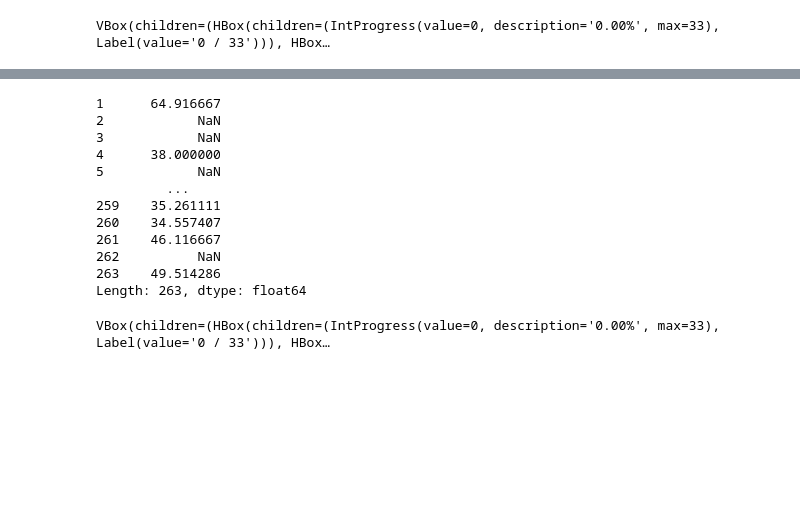
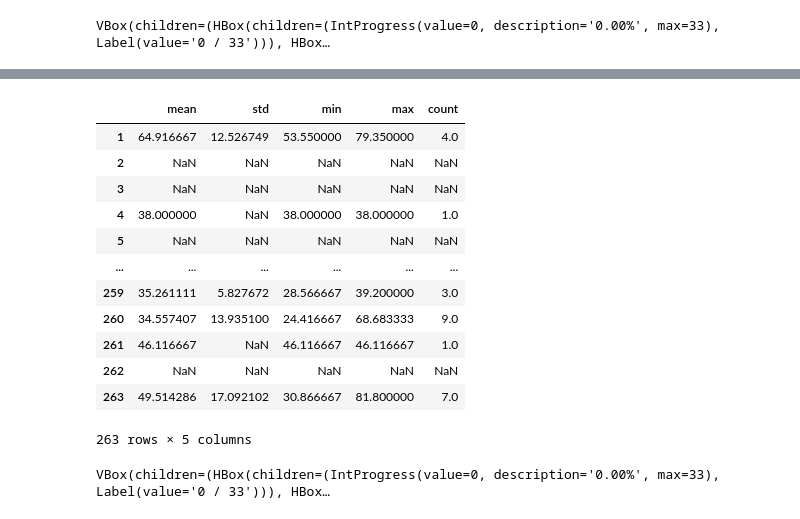
Before and after one commit to anthony001w/uber-nyc-simulation, a Jupyter notebook: generating_pickup_distributions.ipynb, the cells around one changed output, grey strips where cells are left out. Saved outputs shown, nothing was run; the diff lists cells and outputs as text; code cells hidden in the pictures; blank space fills up the shorter version.

```diff
--- a/generating_pickup_distributions.ipynb
+++ b/generating_pickup_distributions.ipynb
@@ -241,27 +297,39 @@ visualize_service_time_zone(zone_groups.get_group(139))
 # %%
-#extracting means of trip times to each drop off zone
+#extracting gamma variables
 def extract_trip_time_means(zone_group):
 
+    def fit_norm_and_minmax(arr):
+        if len(arr) > 50:
+            oarr = reject_outliers(arr)
+        else:
+            oarr = arr
+        return pd.Series([oarr.mean(), oarr.std(), arr.min(), arr.max(), arr.shape[0]], index = ['mean','std','min','max','count'])
+
+    def get_group_norm_and_minmax(group):
+        services = (group.dropoff_datetime - group.pickup_datetime).dt.seconds / 60
+        return fit_norm_and_minmax(services)
+
     #this is to make sure the output of each zone group is consistent, since some pickup zones don't have any dropoffs in some zones
-    service_times = pd.Series(data = np.zeros(263), index = np.arange(1,264))
-    #following line just takes the difference between dropoffs and pickups and calculates the mean of that difference for each dropoff zone
-    service_times += zone_group.groupby('dolocationid').apply(lambda g: (g.dropoff_datetime - g.pickup_datetime).dt.seconds.mean() / 60)
+    service_times = pd.DataFrame(data = np.zeros((263,5)), index = np.arange(1,264), columns = ['mean','std','min','max','count'])
+    service_times += zone_group.groupby('dolocationid').apply(get_group_norm_and_minmax)
+
     return service_times
 
 extract_trip_time_means(zone_groups.get_group(139))
 # %% [output]
+|  | mean | std | min | max | count |
+| 1 | 64.916667 | 12.526749 | 53.550000 | 79.350000 | 4.0 |
+| 2 | NaN | NaN | NaN | NaN | NaN |
+| 3 | NaN | NaN | NaN | NaN | NaN |
+| 4 | 38.000000 | NaN | 38.000000 | 38.000000 | 1.0 |
+| 5 | NaN | NaN | NaN | NaN | NaN |
+| ... | ... | ... | ... | ... | ... |
+| 259 | 35.261111 | 5.827672 | 28.566667 | 39.200000 | 3.0 |
+| 260 | 34.557407 | 13.935100 | 24.416667 | 68.683333 | 9.0 |
+| 261 | 46.116667 | NaN | 46.116667 | 46.116667 | 1.0 |
+| 262 | NaN | NaN | NaN | NaN | NaN |
+| 263 | 49.514286 | 17.092102 | 30.866667 | 81.800000 | 7.0 |
-1      64.916667
-2            NaN
-3            NaN
-4      38.000000
-5            NaN
-         ...
-259    35.261111
-260    34.557407
-261    46.116667
-262          NaN
-263    49.514286
-Length: 263, dtype: float64
+263 rows × 5 columns
 # %%
 #NaN values just means there's no data on zone -> zone trips
 #all of these are means that can be used to sample from exponential distributions
```
Also changed, not shown: parts of 12 cells of this notebook, 9 other files.
